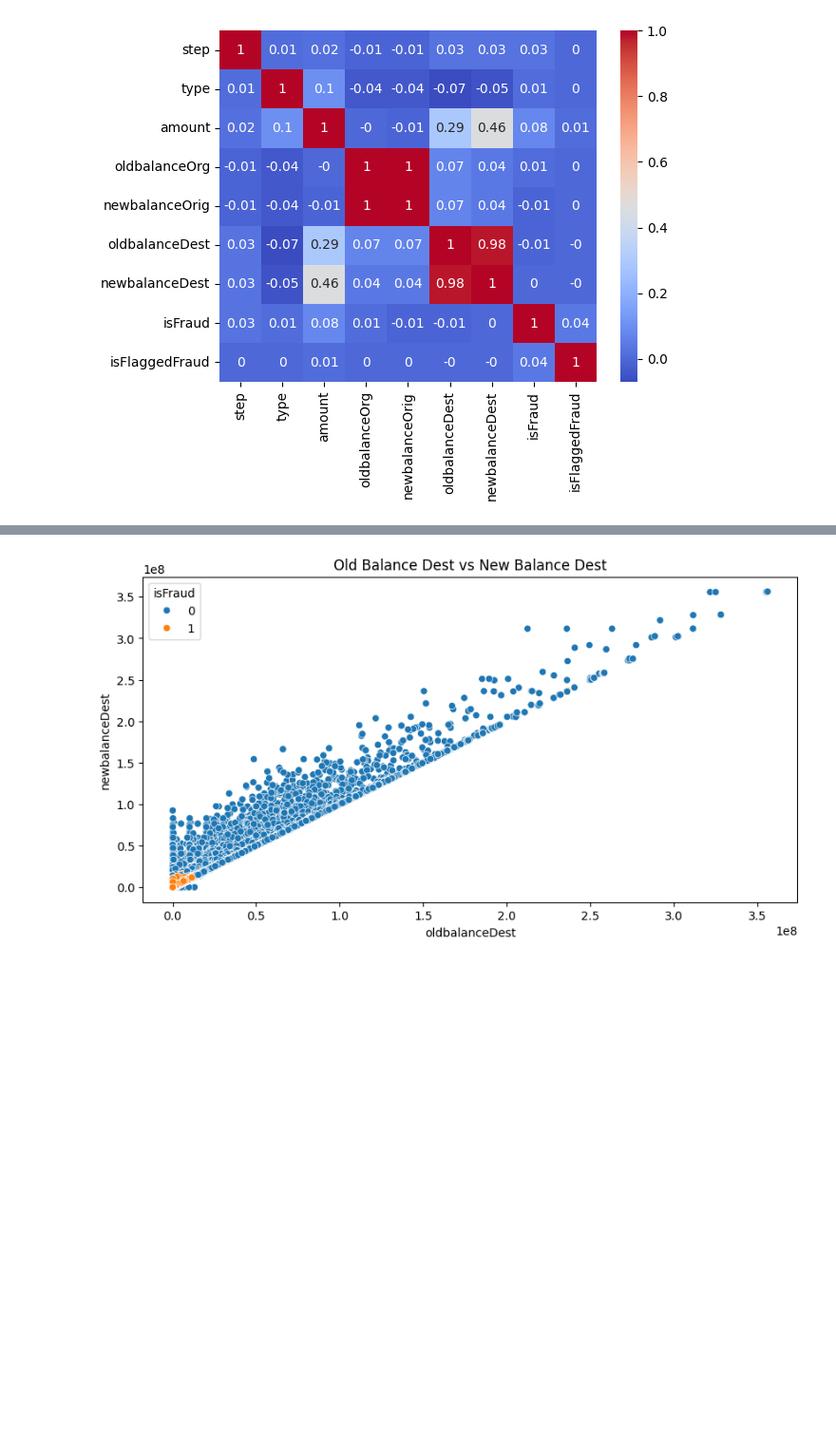
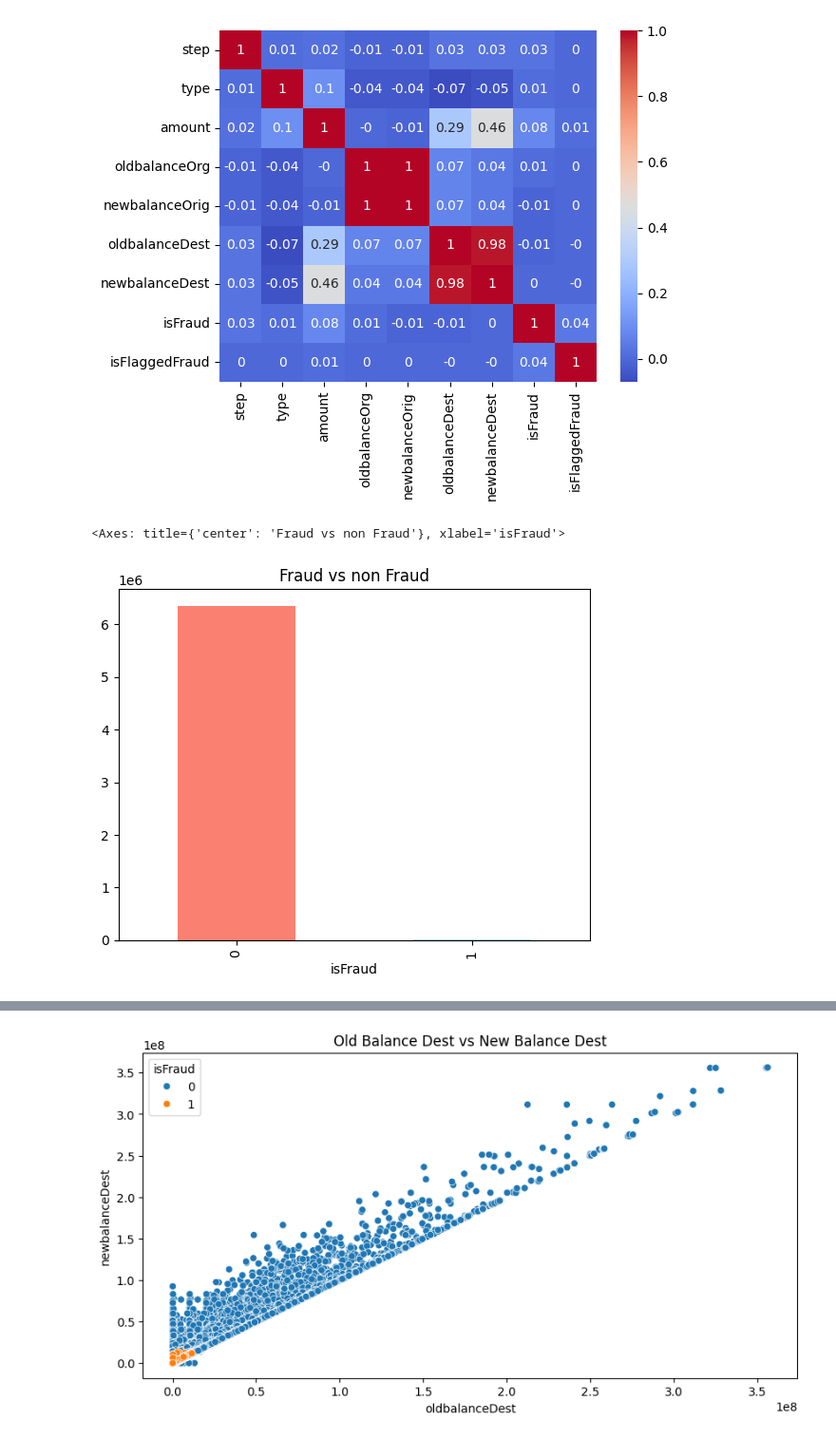
Before and after one commit to Abdullah1423/ML_fraud_Detection, a Jupyter notebook: fraud_Detection.ipynb, the cells around one changed output, grey strips where cells are left out. Shown at 95% size. Cells and saved outputs as stored; diff of their text form; code cells hidden in the pictures; blank space fills up the shorter version.

```diff
--- a/fraud_Detection.ipynb
+++ b/fraud_Detection.ipynb
@@ -145,3 +148,9 @@ correlation = DB_Original.corr(numeric_only = True)
 sns.heatmap(correlation.round(2), annot=True, cmap='coolwarm');
 # %% [output]
 [figure]
+# %%
+DB_Original.isFraud.value_counts().plot(title="Fraud vs non Fraud",kind="bar", color=["salmon", "lightblue"])
+#To visualize the rasio
+# %% [output]
+<Axes: title={'center': 'Fraud vs non Fraud'}, xlabel='isFraud'>
+[figure, added]
```
Also changed, not shown: parts of 9 cells of this notebook, 1 other file.
